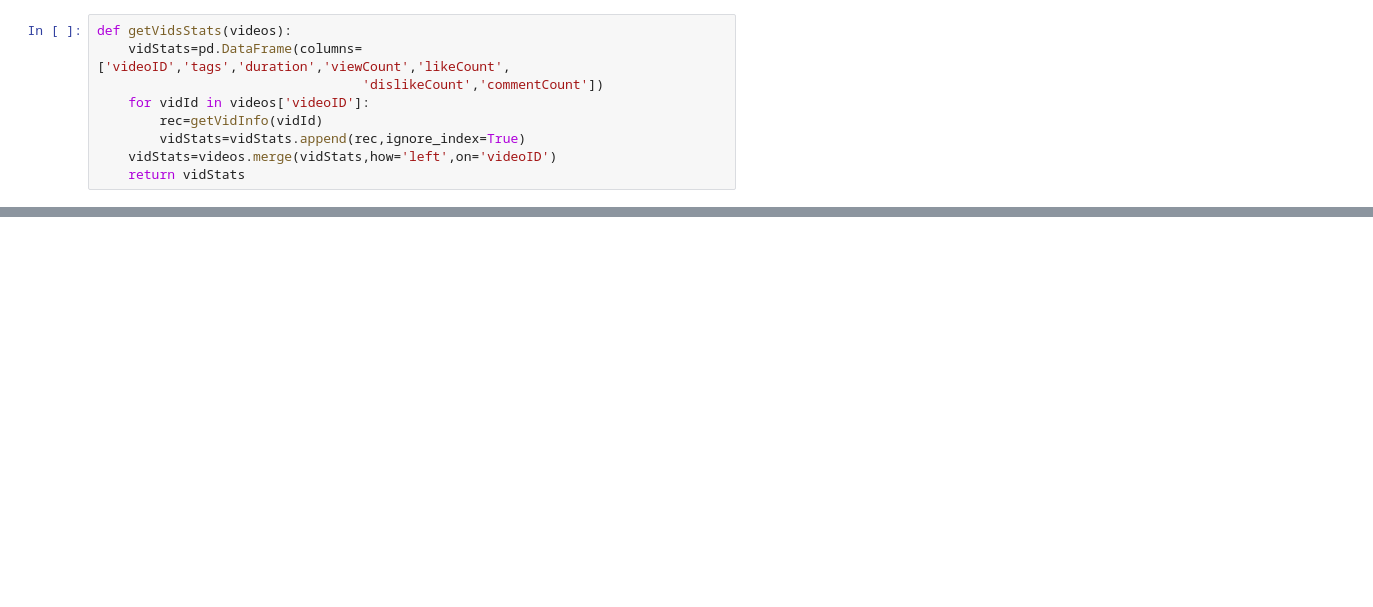
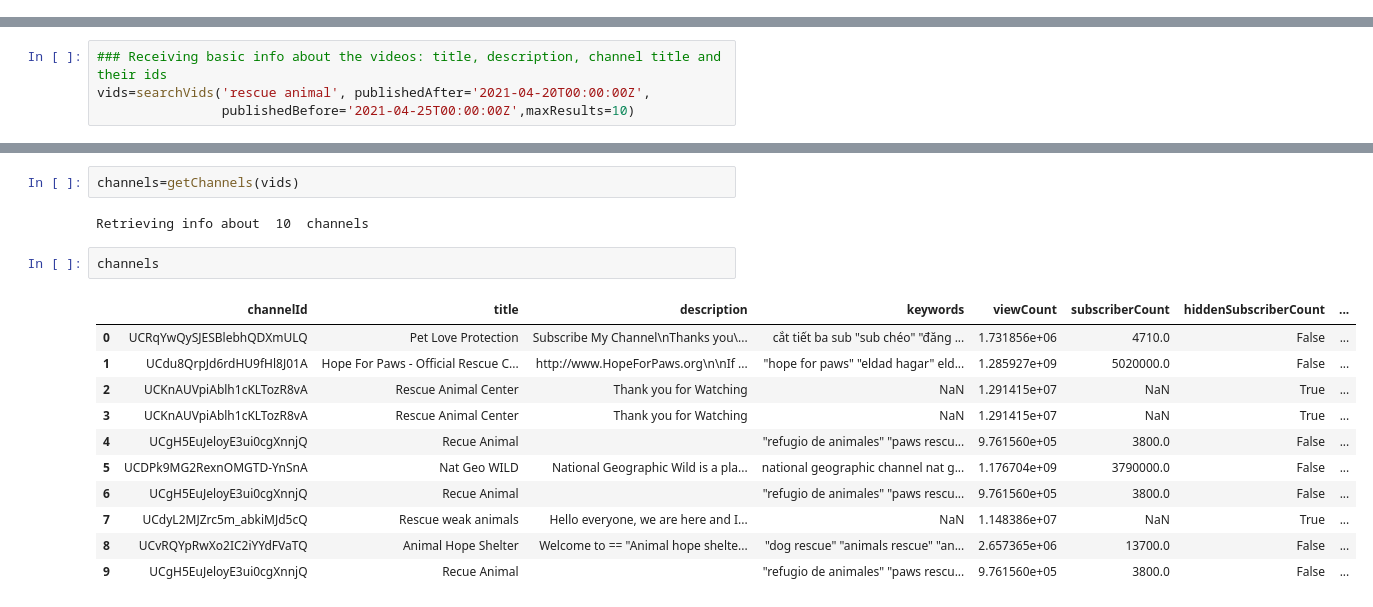
Before and after one commit to ShrRa/RescueAnimalYouTube, a Jupyter notebook: YouTubeScrapping.ipynb, the cells around one changed output, grey strips where cells are left out. Cells and saved outputs as stored; diff of their text form; blank space fills up the shorter version.

```diff
--- a/YouTubeScrapping.ipynb
+++ b/YouTubeScrapping.ipynb
@@ -67,9 +5,0 @@ def getVidInfo(vidId):
-# %%
-def getVidsStats(videos):
-    vidStats=pd.DataFrame(columns=['videoID','tags','duration','viewCount','likeCount',
-                                  'dislikeCount','commentCount'])
-    for vidId in videos['videoID']:
-        rec=getVidInfo(vidId)
-        vidStats=vidStats.append(rec,ignore_index=True)
-    vidStats=videos.merge(vidStats,how='left',on='videoID')
-    return vidStats
@@ -90,0 +13,4 @@ video_response['items'][0]['contentDetails']['duration']
+# %%
+### Receiving basic info about the videos: title, description, channel title and their ids
+vids=searchVids('rescue animal', publishedAfter='2021-04-20T00:00:00Z',
+                publishedBefore='2021-04-25T00:00:00Z',maxResults=10)
@@ -493,0 +60,18 @@ channel_response
+# %%
+channels=getChannels(vids)
+# %% [output]
+Retrieving info about  10  channels
+# %%
+channels
+# %% [output]
+|  | channelId | title | description | keywords | viewCount | subscriberCount | hiddenSubscriberCount | ... |
+| 0 | UCRqYwQySJESBlebhQDXmULQ | Pet Love Protection | Subscribe My Channel\nThanks you\... | cắt tiết ba sub "sub chéo" "đăng ... | 1.731856e+06 | 4710.0 | False | ... |
+| 1 | UCdu8QrpJd6rdHU9fHl8J01A | Hope For Paws - Official Rescue C... | http://www.HopeForPaws.org\n\nIf ... | "hope for paws" "eldad hagar" eld... | 1.285927e+09 | 5020000.0 | False | ... |
+| 2 | UCKnAUVpiAblh1cKLTozR8vA | Rescue Animal Center | Thank you for Watching | NaN | 1.291415e+07 | NaN | True | ... |
+| 3 | UCKnAUVpiAblh1cKLTozR8vA | Rescue Animal Center | Thank you for Watching | NaN | 1.291415e+07 | NaN | True | ... |
+| 4 | UCgH5EuJeloyE3ui0cgXnnjQ | Recue Animal |  | "refugio de animales" "paws rescu... | 9.761560e+05 | 3800.0 | False | ... |
+| 5 | UCDPk9MG2RexnOMGTD-YnSnA | Nat Geo WILD | National Geographic Wild is a pla... | national geographic channel nat g... | 1.176704e+09 | 3790000.0 | False | ... |
+| 6 | UCgH5EuJeloyE3ui0cgXnnjQ | Recue Animal |  | "refugio de animales" "paws rescu... | 9.761560e+05 | 3800.0 | False | ... |
+| 7 | UCdyL2MJZrc5m_abkiMJd5cQ | Rescue weak animals | Hello everyone, we are here and I... | NaN | 1.148386e+07 | NaN | True | ... |
+| 8 | UCvRQYpRwXo2IC2iYYdFVaTQ | Animal Hope Shelter | Welcome to == "Animal hope shelte... | "dog rescue" "animals rescue" "an... | 2.657365e+06 | 13700.0 | False | ... |
+| 9 | UCgH5EuJeloyE3ui0cgXnnjQ | Recue Animal |  | "refugio de animales" "paws rescu... | 9.761560e+05 | 3800.0 | False | ... |
```
Also changed, not shown: parts of 38 cells of this notebook, 2 other files.
